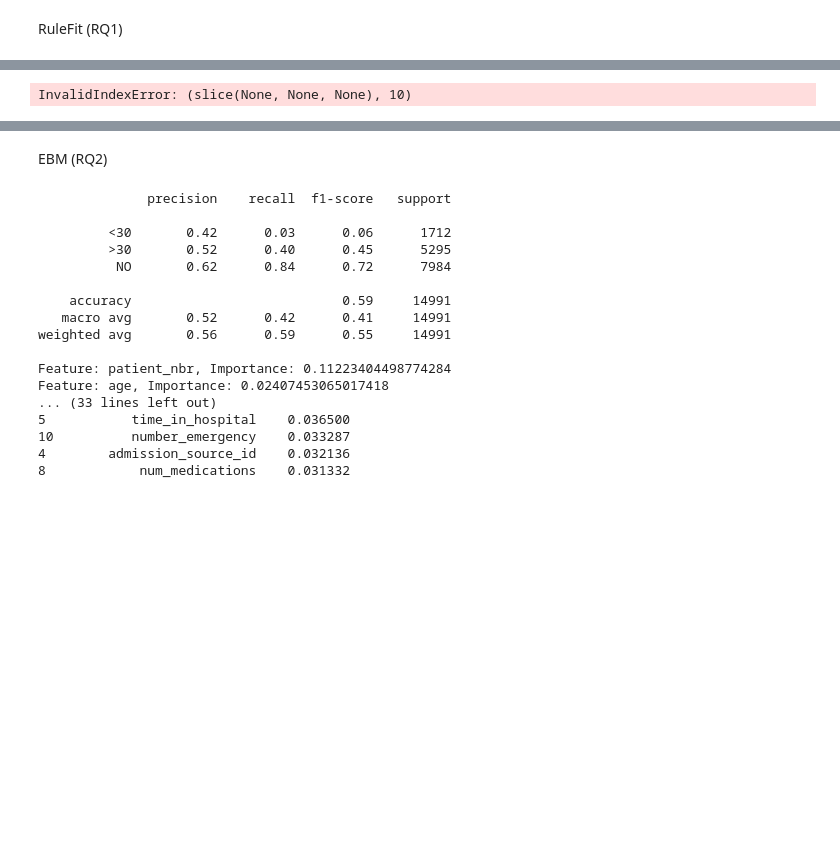
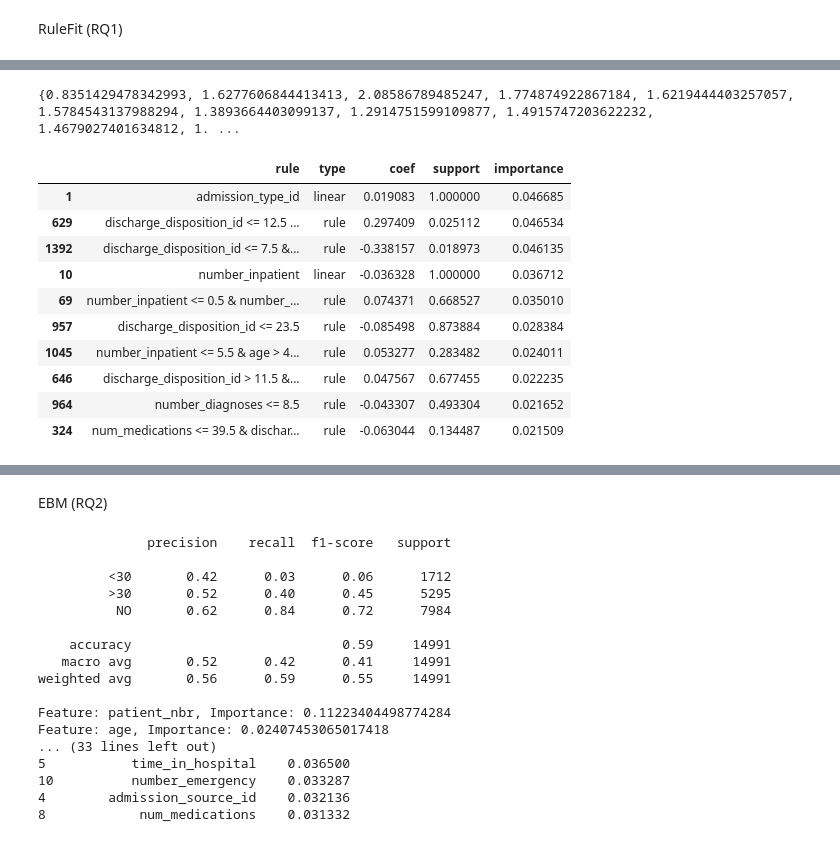
Before and after one commit to TaherJarUU/HCML-Project, a Jupyter notebook: project_code.ipynb, the cells around one changed output, grey strips where cells are left out. Saved outputs shown, nothing was run; the diff lists cells and outputs as text; code cells hidden in the pictures; blank space fills up the shorter version.

Commit message:
RuleFit implementation

```diff
--- a/project_code.ipynb
+++ b/project_code.ipynb
@@ -187,12 +189,12 @@ def sparse_encode(df):
 def load_data(df):
 
     # encode dataframe first
-    sparse_encode(df)
+    #sparse_encode(df)
 
     unique_id_column = 'patient_nbr'
 
     # Split into training and remaining sets (validation + test)
-    splitter = GroupShuffleSplit(n_splits=1, test_size=0.4, random_state=42)
+    splitter = GroupShuffleSplit(n_splits=1, test_size=0.2, random_state=42)
     train_idx, remaining_idx = next(splitter.split(df, groups=df[unique_id_column]))
 
     train_df = df.iloc[train_idx]
@@ -209,14 +211,14 @@ def load_data(df):
     train_df, test_df = train_df.drop(['patient_nbr'], axis=1), test_df.drop(['patient_nbr'], axis=1)
 
     train_y = train_df['readmitted']
-    train_df.drop(['readmitted'], axis=1, inplace=True)
-    train_x = train_df
+    train_features = train_df.drop(['readmitted'], axis=1)
+    train_x = train_features
 
     test_y = test_df['readmitted']
-    test_df.drop(['readmitted'], axis=1, inplace=True)
-    test_x = test_df
+    test_features = test_df.drop(['readmitted'], axis=1)
+    test_x = test_features
 
-    return train_x, train_y, test_x, test_y
+    return train_x, train_y, test_x, test_y, train_df, test_df
 # %% [markdown]
 Unfiltered loaded dataset
 # %%
@@ -245,7 +247,9 @@ print(train_features)
 # %% [markdown]
 Filtered loaded dataset
 # %%
-filtered_train_features, filtered_train_labels, filtered_test_features, filtered_test_labels = load_data(diabetes_dataset_important_features)
-
-print(filtered_train_features)
+filtered_train_features, filtered_train_labels, filtered_test_features, filtered_test_labels, filtered_train_df, filtered_test_df = load_data(diabetes_dataset_important_features)
+print(filtered_train_df)
+filtered_test_df.to_csv('filtered_diabetes_test.csv', index=False)
+filtered_train_df.to_csv('filtered_diabetes_train.csv', index=False)
+print(filtered_train_features.dtypes)
 # %% [output]
@@ -295,15 +275,21 @@ Successfully installed RuleFit-0.3 ordered-set-4.1.0
-# %%
-from rulefit import RuleFit
-
-rf = RuleFit()
-rf.fit(filtered_train_features, filtered_train_labels, feature_names=filtered_train_features.columns)
-# %% [output]
-InvalidIndexError: (slice(None, None, None), 10)
 # %%
-rf.predict(filtered_test_labels)
+predictions = rf.predict(filtered_test_features.to_numpy())
+print(set(predictions))
+rules = rf.get_rules()
+rules = rules[rules.coef != 0].sort_values("importance", ascending=False)
 
-rules = rf.get_rules()
-
-rules = rules[rules.coef != 0].sort_values("support", ascending=False)
-
-print(rules)
+pd.set_option("display.max_colwidth", 999)
+rules.head(10)
+# %% [output]
+{0.8351429478342993, 1.6277606844413413, 2.08586789485247, 1.774874922867184, 1.6219444403257057, 1.5784543137988294, 1.3893664403099137, 1.2914751599109877, 1.4915747203622232, 1.4679027401634812, 1. ...
+|  | rule | type | coef | support | importance |
+| 1 | admission_type_id | linear | 0.019083 | 1.000000 | 0.046685 |
+| 629 | discharge_disposition_id <= 12.5 ... | rule | 0.297409 | 0.025112 | 0.046534 |
+| 1392 | discharge_disposition_id <= 7.5 &... | rule | -0.338157 | 0.018973 | 0.046135 |
+| 10 | number_inpatient | linear | -0.036328 | 1.000000 | 0.036712 |
+| 69 | number_inpatient <= 0.5 & number_... | rule | 0.074371 | 0.668527 | 0.035010 |
+| 957 | discharge_disposition_id <= 23.5 | rule | -0.085498 | 0.873884 | 0.028384 |
+| 1045 | number_inpatient <= 5.5 & age > 4... | rule | 0.053277 | 0.283482 | 0.024011 |
+| 646 | discharge_disposition_id > 11.5 &... | rule | 0.047567 | 0.677455 | 0.022235 |
+| 964 | number_diagnoses <= 8.5 | rule | -0.043307 | 0.493304 | 0.021652 |
+| 324 | num_medications <= 39.5 & dischar... | rule | -0.063044 | 0.134487 | 0.021509 |
```
Also changed, not shown: parts of 7 cells of this notebook, 3 other files.
